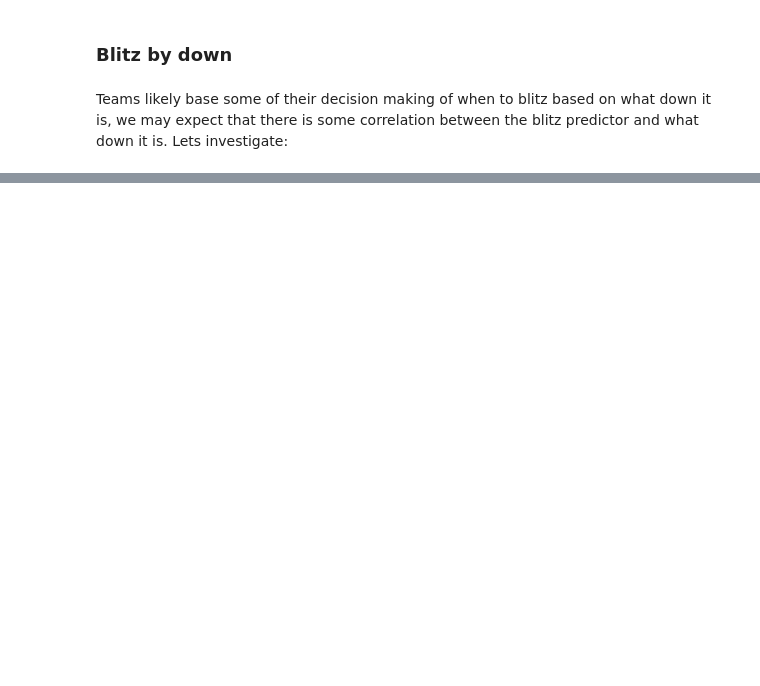
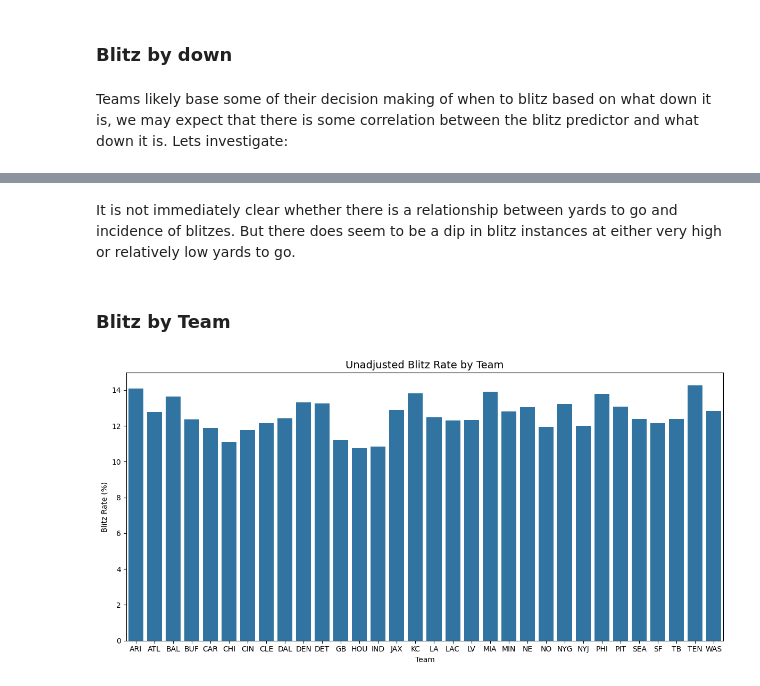
Before and after one commit to tgarity/blitzprediction, a Jupyter notebook: blitz_prediction.ipynb, the cells around one changed output, grey strips where cells are left out. Cells and saved outputs as stored; diff of their text form; code cells hidden in the pictures; blank space fills up the shorter version.

```diff
--- a/blitz_prediction.ipynb
+++ b/blitz_prediction.ipynb
@@ -352,0 +438,26 @@ plt.show()
+# %% [markdown]
+It is not immediately clear whether there is a relationship between yards to go and incidence of blitzes. But there does seem to be a dip in blitz instances at either very high or relatively low yards to go.
+# %% [markdown]
+### Blitz by Team
+# %%
+import statsmodels.formula.api as smf
+import numpy as np
+
+blitz_df['teamAbbr'] = np.where(
+    blitz_df['homeTeamAbbr'] == blitz_df['possessionTeam'],
+    blitz_df['visitorTeamAbbr'],
+    blitz_df['homeTeamAbbr']
+)
+
+blitz_rate_by_team = blitz_df.groupby('teamAbbr')['isBlitz'].mean().reset_index()
+blitz_rate_by_team['blitz_percent'] = blitz_rate_by_team['isBlitz'] * 100
+
+plt.figure(figsize=(12, 6))
+sns.barplot(data=blitz_rate_by_team, x='teamAbbr', y='blitz_percent')
+plt.title("Unadjusted Blitz Rate by Team", fontsize=14)
+plt.xlabel("Team")
+plt.ylabel("Blitz Rate (%)")
+plt.tight_layout()
+plt.show()
+# %% [output]
+[figure, added]
```
Also changed, not shown: parts of 23 cells of this notebook, 1 other file.
